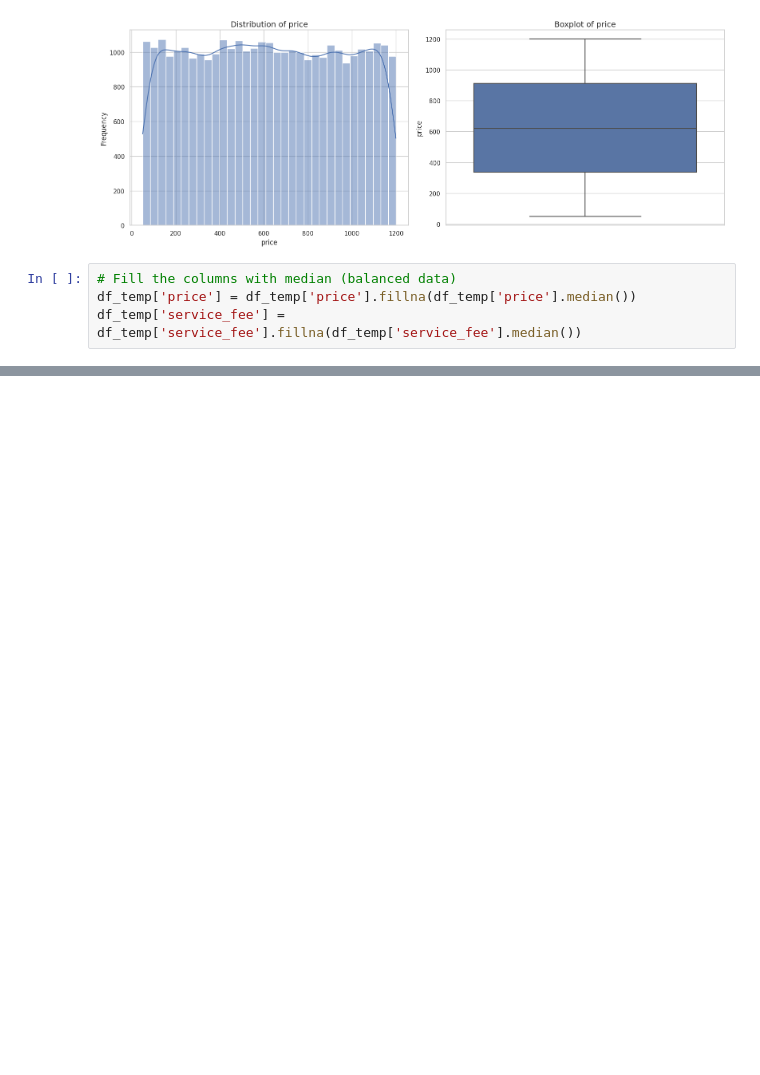
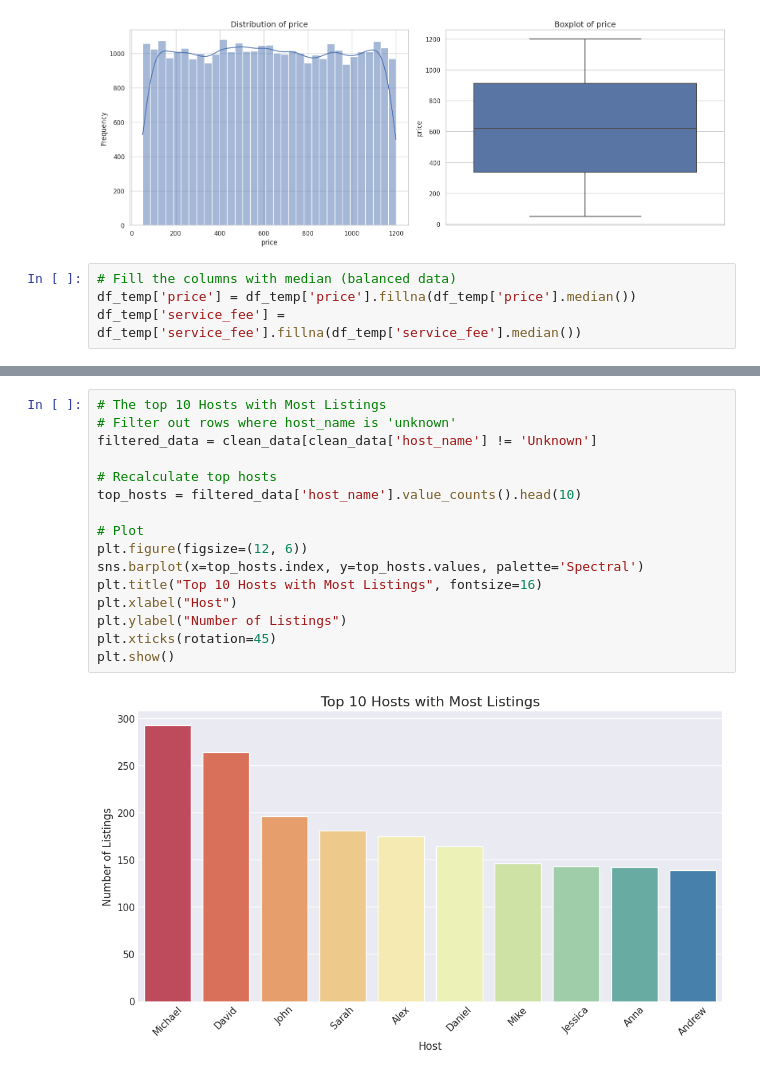
Before and after one commit to Sselimkoc/AirBnB-EDA, a Jupyter notebook: Airbnb.ipynb, the cells around one changed output, grey strips where cells are left out. Saved outputs shown, nothing was run; the diff lists cells and outputs as text; blank space fills up the shorter version.

```diff
--- a/Airbnb.ipynb
+++ b/Airbnb.ipynb
@@ -706,0 +728,18 @@ df_temp.isna().sum()
+# %%
+# The top 10 Hosts with Most Listings
+# Filter out rows where host_name is 'unknown'
+filtered_data = clean_data[clean_data['host_name'] != 'Unknown']
+
+# Recalculate top hosts
+top_hosts = filtered_data['host_name'].value_counts().head(10)
+
+# Plot
+plt.figure(figsize=(12, 6))
+sns.barplot(x=top_hosts.index, y=top_hosts.values, palette='Spectral')
+plt.title("Top 10 Hosts with Most Listings", fontsize=16)
+plt.xlabel("Host")
+plt.ylabel("Number of Listings")
+plt.xticks(rotation=45)
+plt.show()
+# %% [output]
+[figure, added]
```
Also changed, not shown: parts of 46 cells of this notebook.
